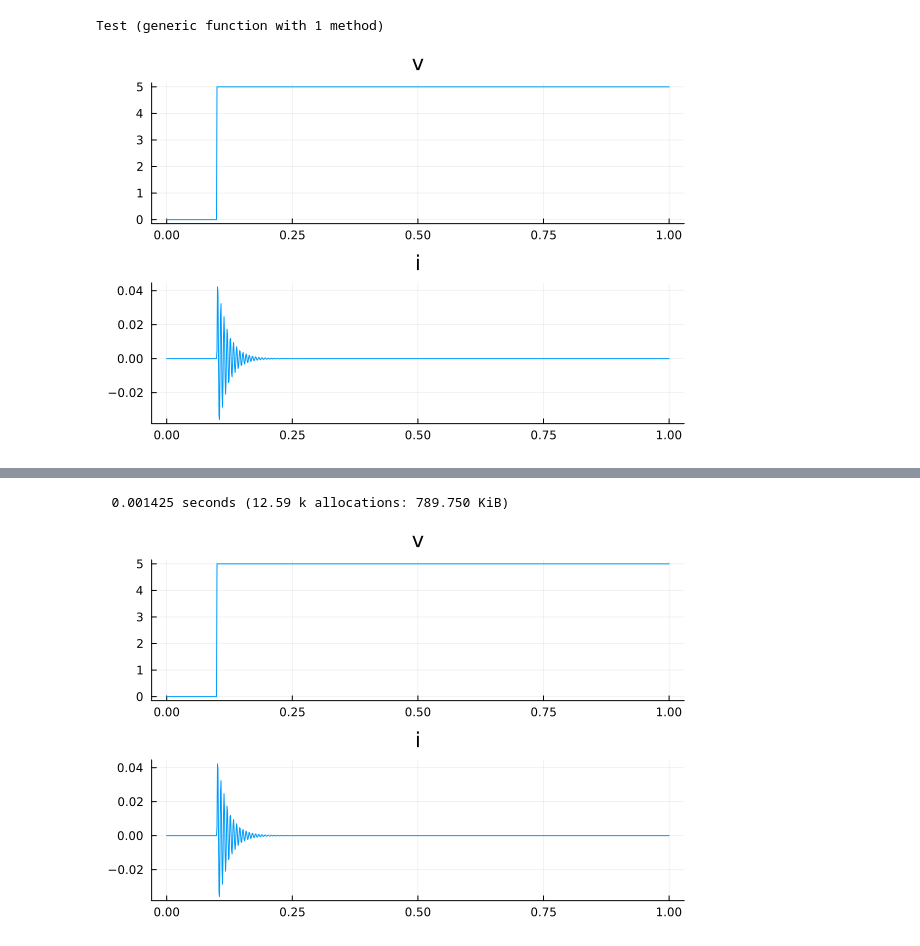
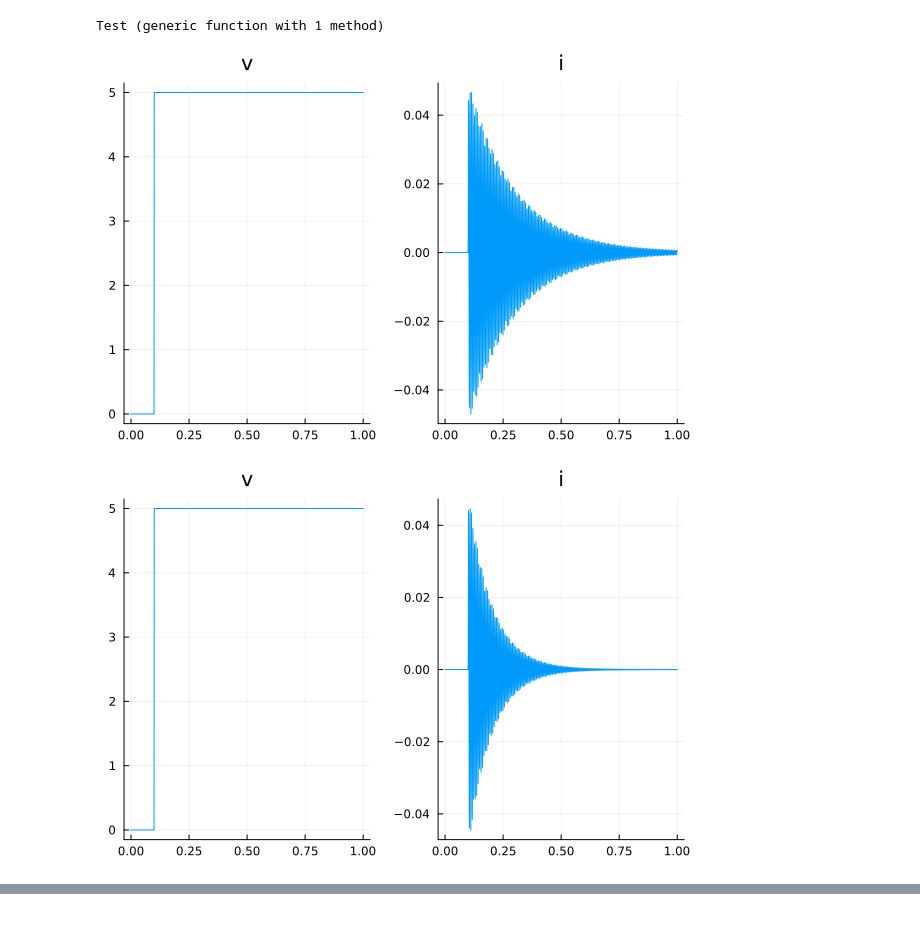
Before and after one commit to JuliaMBD/JuliaMBD.jl, a Jupyter notebook: examples/RLC2.ipynb, the cells around one changed output, grey strips where cells are left out. Saved outputs shown, nothing was run; the diff lists cells and outputs as text; code cells hidden in the pictures.

```diff
--- a/examples/RLC2.ipynb
+++ b/examples/RLC2.ipynb
@@ -69,8 +69,11 @@ end
 # %% [output]
 Test (generic function with 1 method)
 # %%
-m = @compile Test(R=10, L=100e-3, C=10e-6, voltage=5)
-result = JuliaMBD.simulate(m, tspan=(0,1), alg=DifferentialEquations.Tsit5());
-plot(result)
+m = @compile Test(R=@v(10), L=100e-3, C=10e-6, voltage=5)
+for R = 1:10
+    result = JuliaMBD.simulate(m, tspan=(0,1), parameters=(R=R,), alg=DifferentialEquations.Tsit5());
+    display(plot(result, layout=(1,2)))
+end
 # %% [output]
-[figure, old version]
+[figure, new version]
+[figure, added]
@@ -77,8 +87,0 @@ plot(result)
-# %%
-@time begin
-    result = JuliaMBD.simulate(m, tspan=(0,1), params = (R=1, L=0.1, C=1.0e-3, voltage=5), alg=DifferentialEquations.Tsit5());
-    plot(result)
-end
-# %% [output]
-  0.001425 seconds (12.59 k allocations: 789.750 KiB)
-[figure, removed]
```
Also changed, not shown: parts of 3 cells of this notebook, 10 other files.
